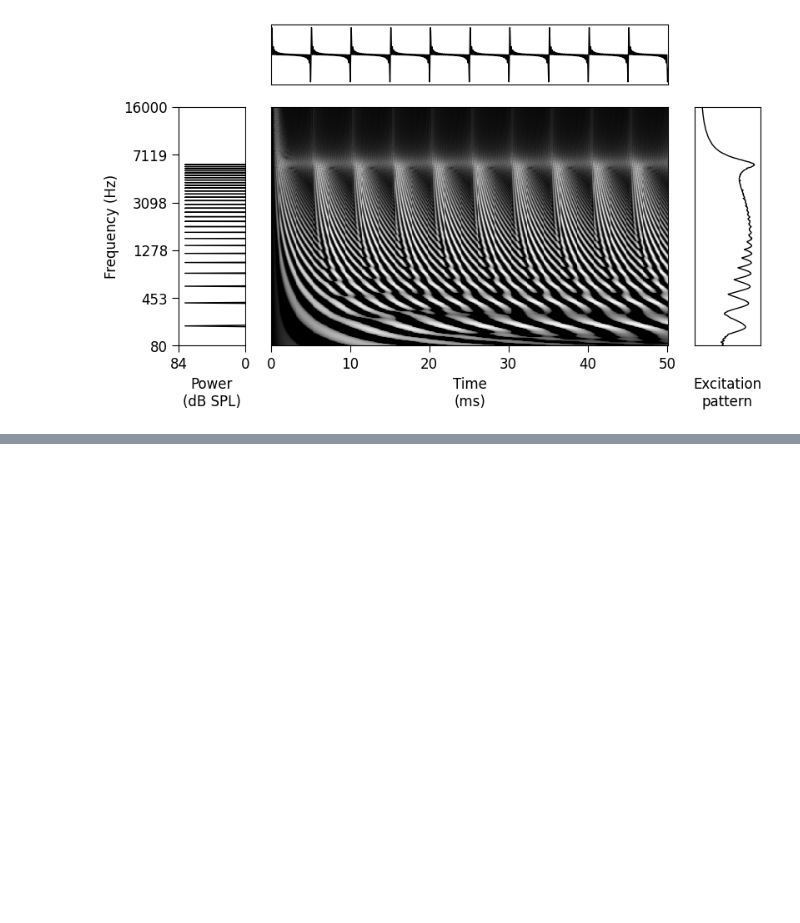
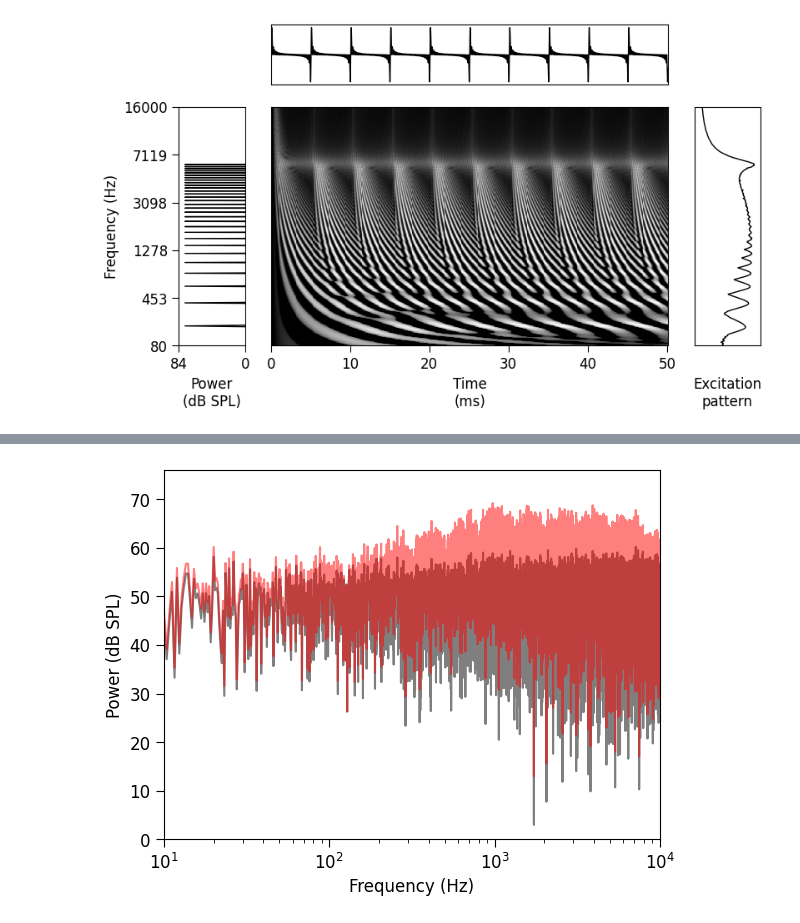
Before and after one commit to msaddler/auditory_model_tutorial, a Jupyter notebook: DEV.ipynb, the cells around one changed output, grey strips where cells are left out. Drawn from its saved outputs; the diff is of its cells as text; code cells hidden in the pictures; blank space fills up the shorter version.

```diff
--- a/DEV.ipynb
+++ b/DEV.ipynb
@@ -229,22 +274,0 @@ ipd.display(ipd.Audio(rate=sr, data=x))
-# %%
-importlib.reload(utils)
-
-sr = 50e3
-x = utils.harmonic_complex_tone(
-    sr=sr,
-    dur=0.15,
-    f0=220,
-    phase="cosine",
-    harmonics=np.arange(1, 10),
-)
-x = utils.set_dbspl(x, 60)
-x += utils.set_dbspl(np.random.randn(*x.shape), 40)
-
-utils.make_spectrogram_plot(
-    x,
-    sr,
-    nfft=2048,
-    ylimits=[0, 4e3],
-    str_title="Harmonic complex",
-)
-plt.show()
@@ -252,0 +394,23 @@ plt.show()
+# %%
+x = torch.randn(1, 50000)
+y = hearing_aid(x)
+
+fig, ax = plt.subplots()
+fxx, pxx = utils.periodogram(x[0].detach().cpu().numpy(), sr)
+fyy, pyy = utils.periodogram(y[0].detach().cpu().numpy(), sr)
+ax.plot(fxx, pxx, "k", alpha=0.5)
+ax.plot(fyy, pyy, "r", alpha=0.5)
+utils.format_axes(
+    ax,
+    xscale="log",
+    xlimits=[10, sr / 2],
+    ylimits=[0, None],
+    str_xlabel="Frequency (Hz)",
+    str_ylabel="Power (dB SPL)",
+)
+plt.show()
+
+ipd.display(ipd.Audio(rate=sr, data=x[0].detach().cpu().numpy()))
+ipd.display(ipd.Audio(rate=sr, data=y[0].detach().cpu().numpy()))
+# %% [output]
+[figure, added]
```
Also changed, not shown: parts of 10 cells of this notebook, 1 other file.
